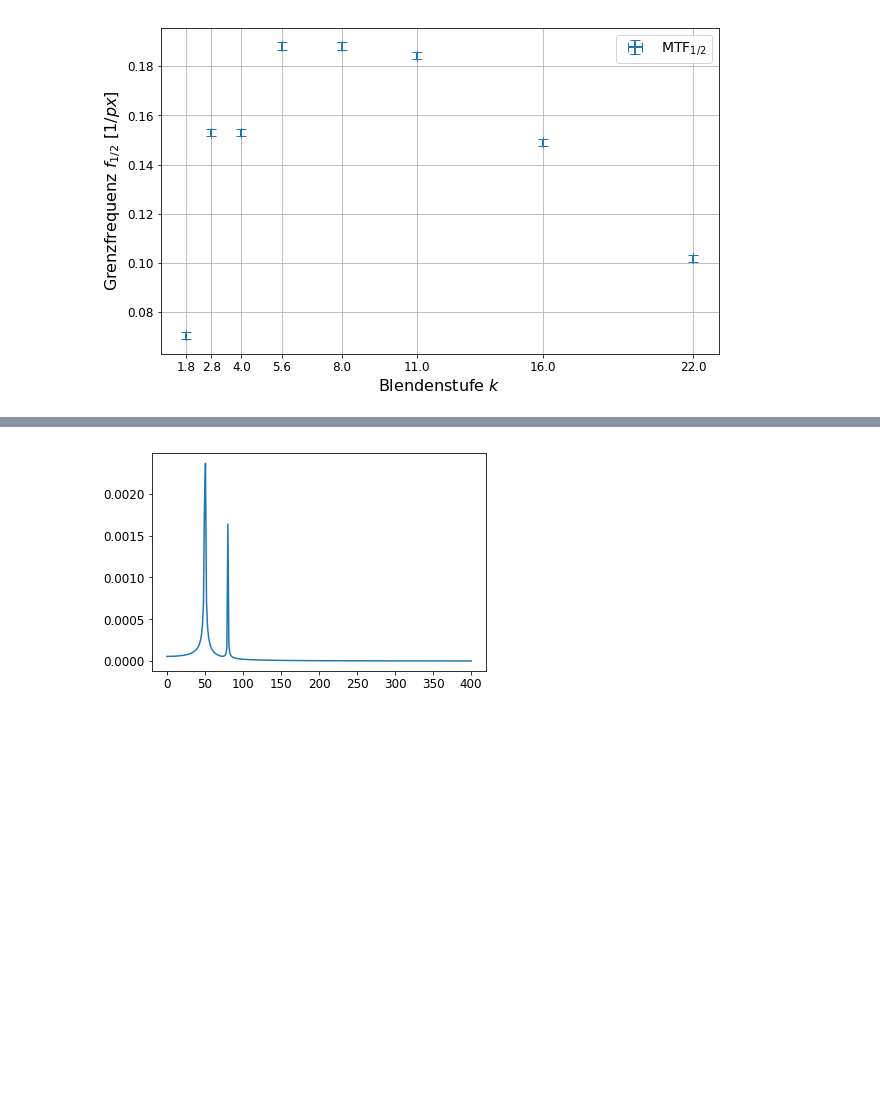
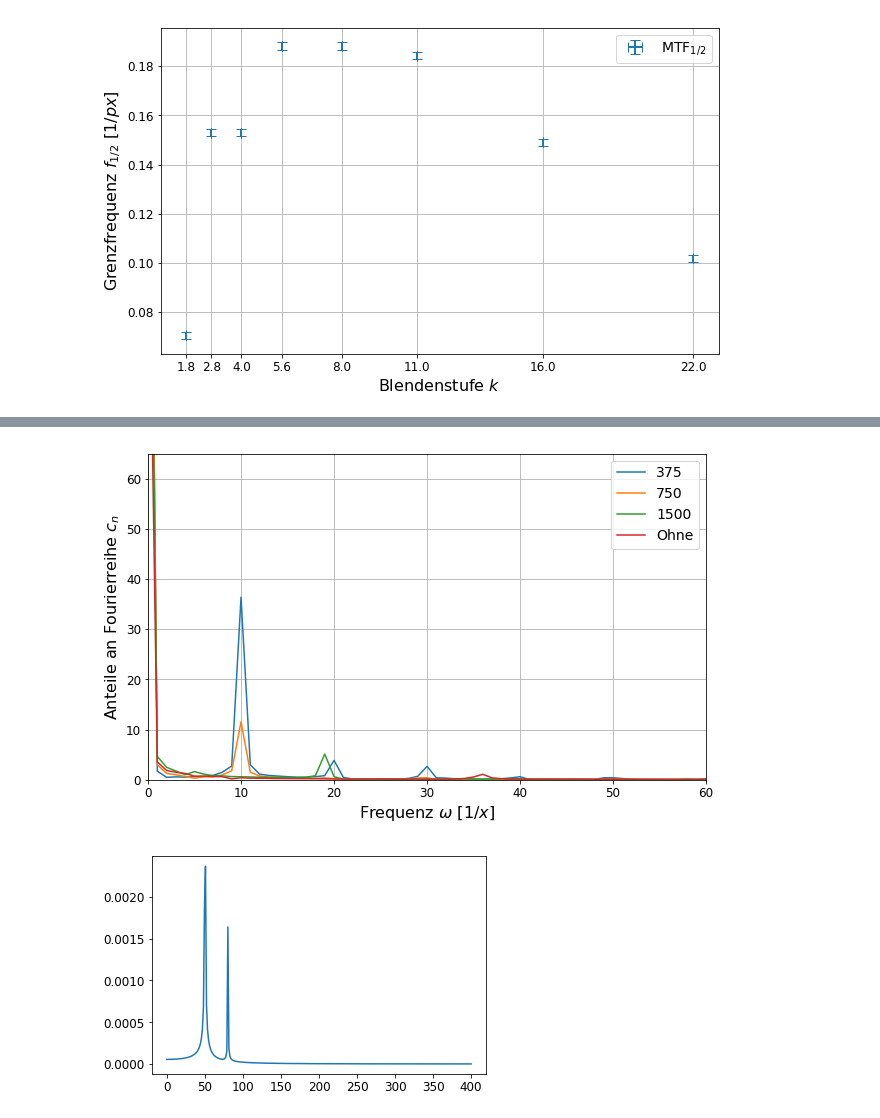
Before and after one commit to dfb159/Studium, a Jupyter notebook: Exp1/Versuchsbericht 22 - O6/11Mi_O6_05_07_2018.ipynb, the cells around one changed output, grey strips where cells are left out. Cells and saved outputs as stored; diff of their text form; code cells hidden in the pictures; blank space fills up the shorter version.

```diff
--- a/Exp1/Versuchsbericht 22 - O6/11Mi_O6_05_07_2018.ipynb
+++ b/Exp1/Versuchsbericht 22 - O6/11Mi_O6_05_07_2018.ipynb
@@ -277,3 +278,41 @@ plt.show()
+# %%
+# Diagramm FFT-Linien
+
+fig=plt.figure(figsize=fig_size)
+#ax = plt.gca()
+#color = next(ax._get_lines.prop_cycler)['color']
+
+#for (fftLinie, b) in zip(fftLinien, blende):
+    # print(fftLinie)
+    #color = next(ax._get_lines.prop_cycler)['color']
+for l, k, b in zip([fftLinien[3][i] for i in range(len(fftLinien))], line, blende):
+    xdata, ydata = range(len(l)), l
+    plt.plot(xdata, ydata, label='%s' % (b))
+
+#xdata, ydata = range(len(fftLinien[0][0])), fftLinien[0][0]
+#plt.plot(xdata, ydata, label='GG')
+
+#plt.plot(x, y, label='GG')
+#plt.plot(range(len(ffty)), ffty, label='GG')
+
+#xdata, ydata = lamb1, unp.uarray([0.5]*4, 0.5)
+#plt.errorbar(unv(xdata),unv(ydata),usd(ydata),usd(xdata),fmt=' ', capsize=5, linewidth=2, color='yellow', label='Na-D-Linie 1')
+
+#xdata, ydata = lamb2, unp.uarray([0.5]*4, 0.5)
+#plt.errorbar(unv(xdata),unv(ydata),usd(ydata),usd(xdata),fmt=' ', capsize=5, linewidth=1, color='orange', label='Na-D-Linie 2')
+
+plt.xlim(0, 60)
+plt.ylim(0,65)
+plt.legend(prop={'size':fig_legendsize})
+plt.grid()
+#plt.tick_params(labelsize=fig_labelsize)
+plt.xlabel("Frequenz $\\omega$ [$1/x$]", {'fontsize':fig_legendsize+2})
+plt.ylabel("Anteile an Fourierreihe $c_n$", {'fontsize': fig_legendsize+2})
+#plt.yticks([])
+plt.savefig("data/FFTLinie4.pdf")
+plt.show()
+# %% [output]
+[figure, added]
 # %%
 # Number of samplepoints
 N = 600
```
Also changed, not shown: parts of 7 cells of this notebook, 23 other files.
